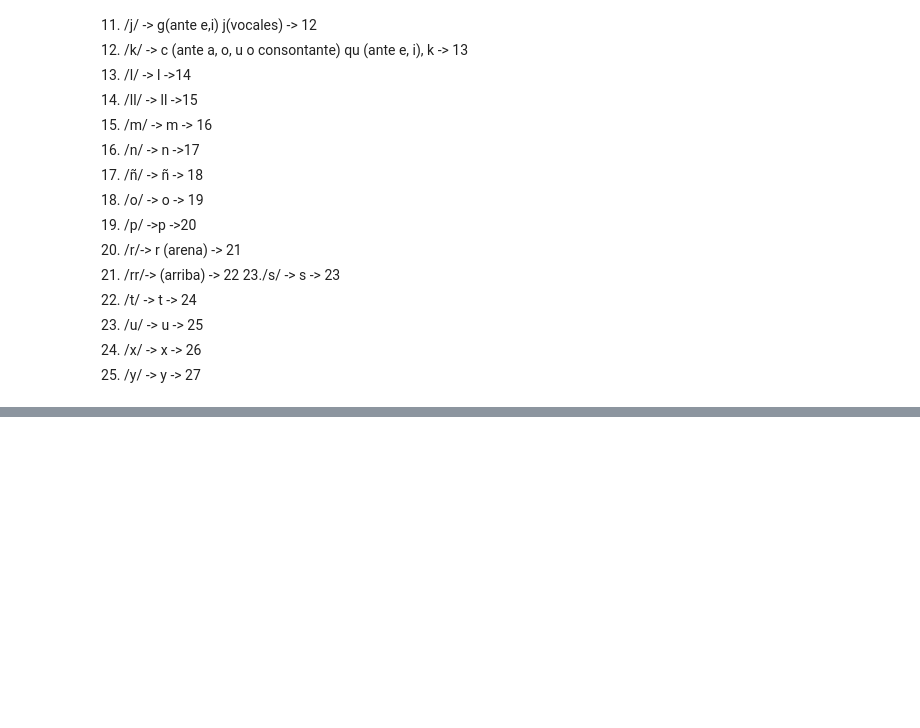
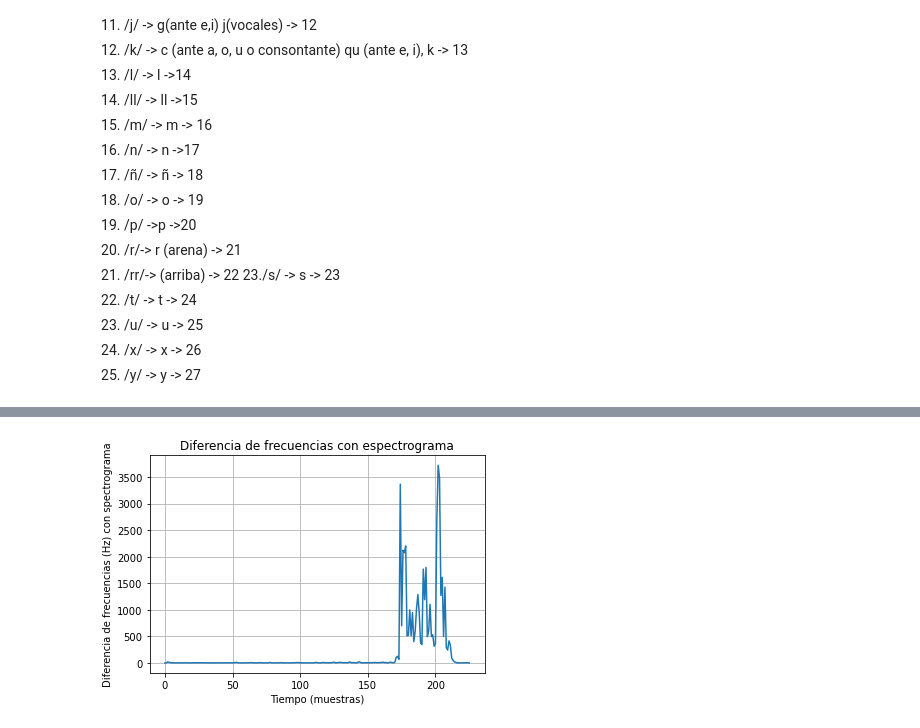
Before and after one commit to juanksRuiz/Intro_a_NLP, a Jupyter notebook: Talleres/ASR Systems using HMM-20210216/Implementing a simple ASR using HMM.ipynb, the cells around one changed output, grey strips where cells are left out. Drawn from its saved outputs; the diff is of its cells as text; code cells hidden in the pictures; blank space fills up the shorter version.

```diff
--- a/Talleres/ASR Systems using HMM-20210216/Implementing a simple ASR using HMM.ipynb
+++ b/Talleres/ASR Systems using HMM-20210216/Implementing a simple ASR using HMM.ipynb
@@ -69,0 +138,19 @@ En este taller implementaremos un sistema de reconocimiento de habla de palabras
+# %%
+def getVectorErrores(Spectograms):
+    DSms = []
+    for i in Spectograms:
+        D_Sm = np.sqrt(np.sum((i[:,1:] - i[:,0:-1])**2,axis=0))
+        DSms.append(D_Sm)
+    return DSms
+# %%
+DSms = getVectorErrores(Spectograms)
+# %%
+D_Sw = DSms[8]
+fig = plt.figure()
+plt.grid(True)
+plt.xlabel("Tiempo (muestras)")
+plt.ylabel("Diferencia de frecuencias (Hz) con spectrograma") # REVISAR
+plt.title("Diferencia de frecuencias con espectrograma")
+plt.plot(D_Sw);
+# %% [output]
+[figure, added]
```
Also changed, not shown: parts of 12 cells of this notebook.
